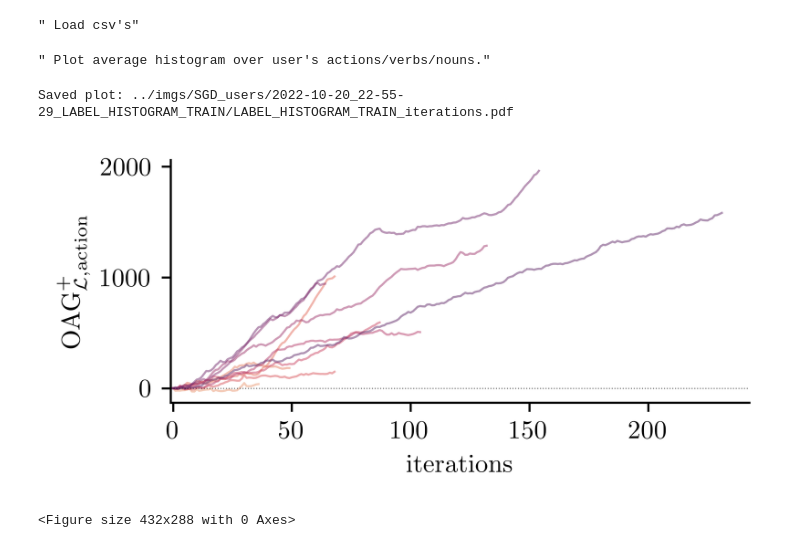
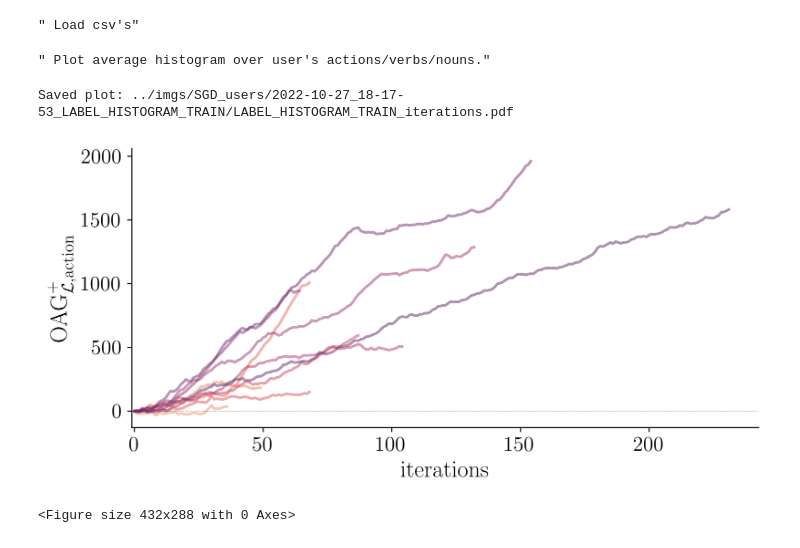
Before and after one commit to facebookresearch/EgocentricUserAdaptation, a Jupyter notebook: notebooks/plot_SGD_per_user_OAG.ipynb, the cells around one changed output. Cells and saved outputs as stored; diff of their text form; code cells hidden in the pictures.

```diff
--- a/notebooks/plot_SGD_per_user_OAG.ipynb
+++ b/notebooks/plot_SGD_per_user_OAG.ipynb
@@ -75,6 +75,15 @@ plt.rcParams['font.size'] = 6 # Instead of 10
 # plt.rcParams['mathtext.it'] = 'Bitstream Vera Sans:italic'
 # plt.rcParams['mathtext.bf'] = 'Bitstream Vera Sans:bold'
 
+plt.rcParams['font.family'] = 'DeJavu Serif'
+plt.rcParams['font.serif'] = ['Times New Roman']
+plt.rcParams['font.size'] = 16
+
+fontsize = 16
+params = {'font.family':'DeJavu Serif','font.serif':'Times New Roman',
+          'axes.labelsize': fontsize+2,'axes.titlesize':fontsize, 'font.size': fontsize, 'legend.fontsize': fontsize, 'xtick.labelsize': fontsize, 'ytick.labelsize': fontsize}
+plt.rcParams.update(params)
+
 if ZOOM:
     xlim=(-1,50)
     ylim=(None,500)
@@ -82,7 +91,8 @@ else:
     xlim=(-1,None)
     ylim=(None,None)
 
-figsize = (4,2)
+# figsize = (4,2)
+figsize = (8,4)
 
 ylabel = r"$\text{OAG}_{\mathcal{L}, \text{action}}^+$"
 xlabel = "iterations"
@@ -94,6 +104,7 @@ line_colors = sns.color_palette("flare", 10)
 
 cumul=True
 linewidth = 0.8
+linewidth = 2
 
 if TRAIN_USERS_MODE:
     line_alpha=0.5
@@ -167,33 +178,33 @@ def plot_user_histogram_lines_and_avg_bars():
 #     if y_labels:
 #         plt.yticks(y_vals, y_labels)
 
 #     plt.ylim(None, max_val * 1.01)
     plt.xlim(*xlim)
     plt.ylim(*ylim)
     plt.xlabel(xlabel)
     plt.ylabel(ylabel)
 #     print(title)
 #     plt.title(title)
     plt.grid(grid, which='both')
     fig.tight_layout()
 
     # Save
     if parent_dirpath is not None:
         filename = f"{title}_{xlabel}.pdf"
         filepath = os.path.join(parent_dirpath,filename)
         fig.savefig(filepath, bbox_inches='tight')
         print(f"Saved plot: {filepath}")
 
     plt.show()
     plt.clf()
 
 
 
 # Grids of histograms
 # for action_mode in  :
 plot_user_histogram_lines_and_avg_bars()
 # %% [output]
 " Plot average histogram over user's actions/verbs/nouns."
-Saved plot: ../imgs/SGD_users/2022-10-20_22-55-29_LABEL_HISTOGRAM_TRAIN/LABEL_HISTOGRAM_TRAIN_iterations.pdf
+Saved plot: ../imgs/SGD_users/2022-10-27_18-17-53_LABEL_HISTOGRAM_TRAIN/LABEL_HISTOGRAM_TRAIN_iterations.pdf
-[figure, old version]
+[figure, new version]
 <Figure size 432x288 with 0 Axes>
```
Also changed, not shown: 8 other files.
